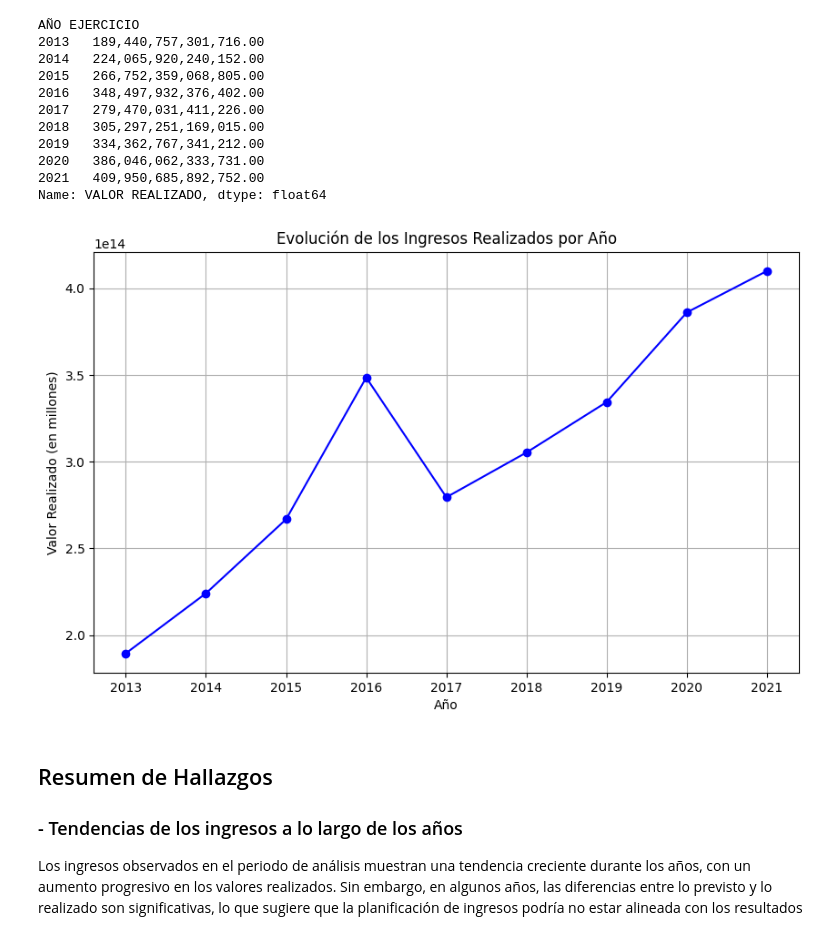
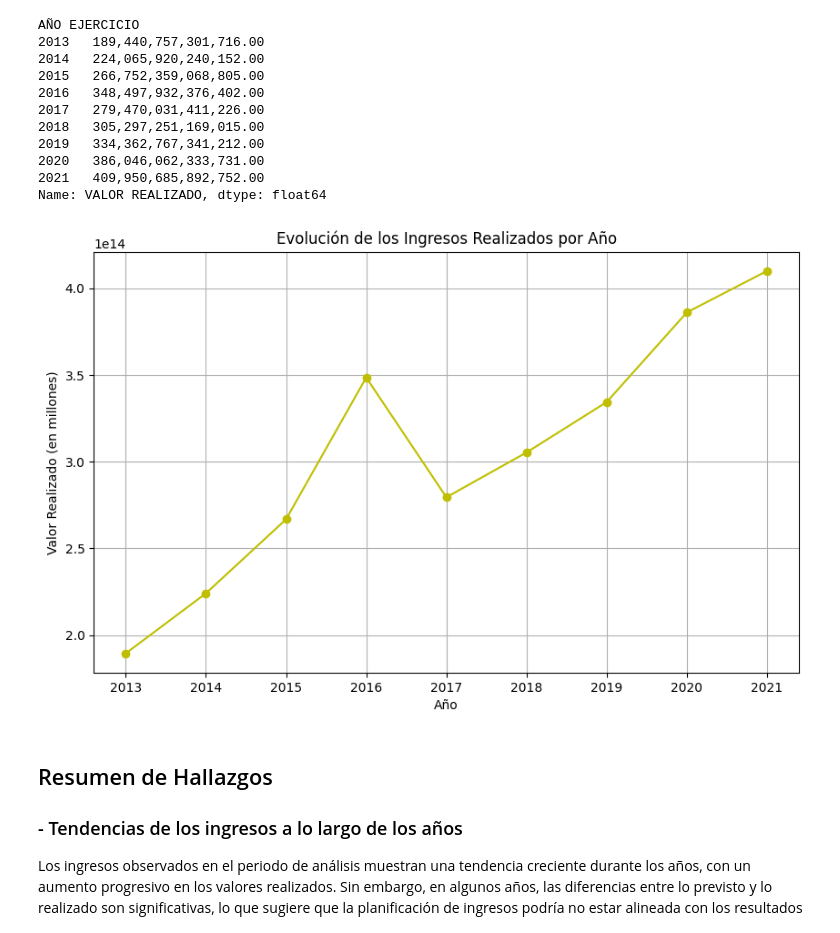
Before and after one commit to QuiqueBrotons83/Laboratorio_Python, a Jupyter notebook: notebook/Limpieza_datos_ingresos_Brasil. + visualizacion.ipynb, the cells around one changed output. Saved outputs shown, nothing was run; the diff lists cells and outputs as text; code cells hidden in the pictures.

```diff
--- a/notebook/Limpieza_datos_ingresos_Brasil.ipynb
+++ b/notebook/Limpieza_datos_ingresos_Brasil. + visualizacion.ipynb
@@ -534,14 +563,14 @@ Name: VALOR REALIZADO, dtype: float64
 # %%
 # Creo un gráfico para visualizar las  tendencias por años.
 plt.figure(figsize=(10, 6))
-plt.plot(ingresos_anuales.index, ingresos_anuales.values, marker='o', linestyle='-', color='b')
+plt.plot(ingresos_anuales.index, ingresos_anuales.values, marker='o', linestyle='-', color='y')
 plt.title('Evolución de los Ingresos Realizados por Año')
 plt.xlabel('Año')
 plt.ylabel('Valor Realizado (en millones)')
 plt.grid(True)
 plt.show()
 # %% [output]
-[figure, old version]
+[figure, new version]
 # %% [markdown]
 ## Resumen de Hallazgos
 
```
Also changed, not shown: parts of 8 cells of this notebook.
